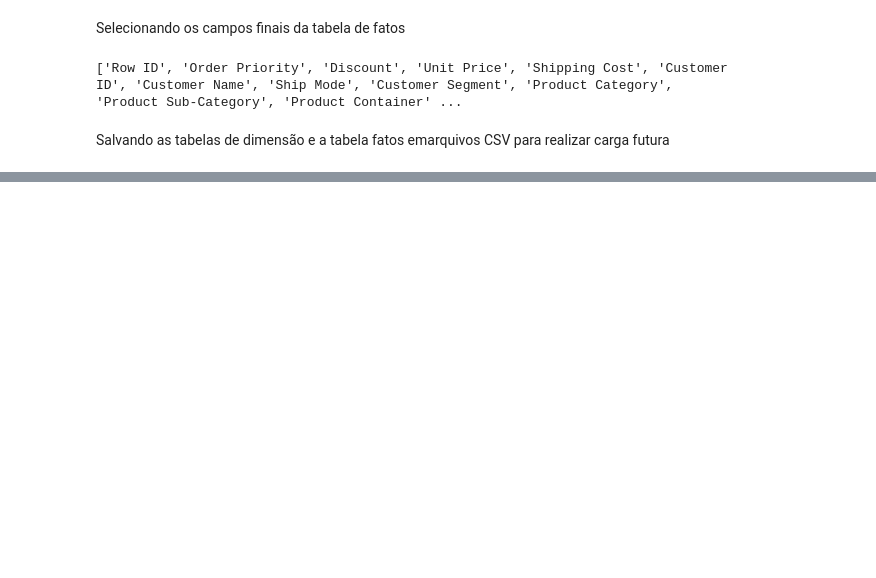
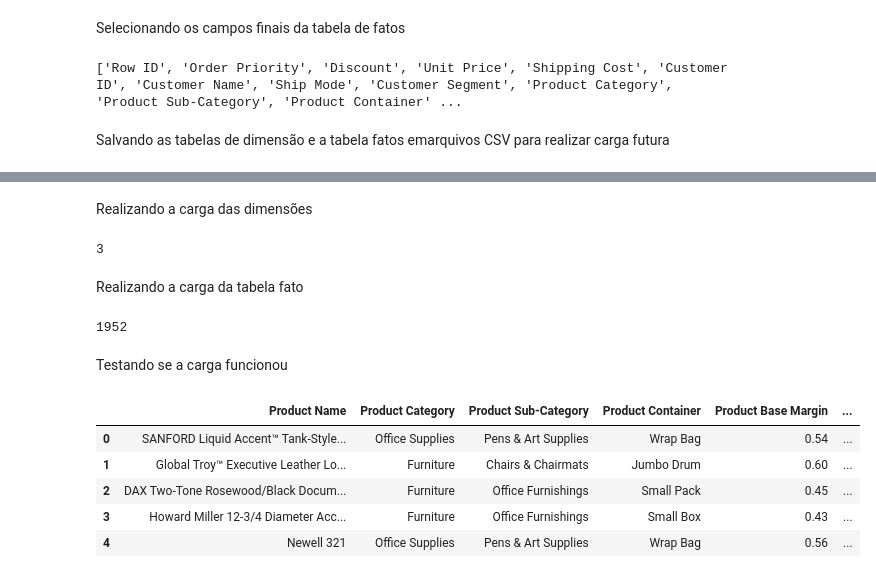
Before and after one commit to LucianoBruno1/SuperStore_Sales_BusinessInteligence, a Jupyter notebook: Projeto_TEBD.ipynb, the cells around one changed output, grey strips where cells are left out. Saved outputs shown, nothing was run; the diff lists cells and outputs as text; code cells hidden in the pictures; blank space fills up the shorter version.

Commit message:
Realizando carga no data warehouse

```diff
--- a/Projeto_TEBD.ipynb
+++ b/Projeto_TEBD.ipynb
@@ -102,0 +111,30 @@ fato_vendas.to_csv('/content/fato_vendas.csv', index=False)
+# %%
+db_path = '/content/superstore_dw.db'
+conn = sqlite3.connect(db_path)
+# %% [markdown]
+Realizando a carga das dimensões
+# %%
+dim_produto.to_sql('dim_produto', conn, index=False, if_exists='replace')
+dim_cliente.to_sql('dim_cliente', conn, index=False, if_exists='replace')
+dim_tempo.to_sql('dim_tempo', conn, index=False, if_exists='replace')
+dim_localizacao.to_sql('dim_localizacao', conn, index=False, if_exists='replace')
+dim_envio.to_sql('dim_envio', conn, index=False, if_exists='replace')
+# %% [output]
+3
+# %% [markdown]
+Realizando a carga da tabela fato
+# %%
+fato_vendas.to_sql('fato_vendas', conn, index=False, if_exists='replace')
+# %% [output]
+1952
+# %% [markdown]
+Testando se a carga funcionou
+# %%
+pd.read_sql('SELECT * FROM dim_produto LIMIT 5', conn)
+# %% [output]
+|  | Product Name | Product Category | Product Sub-Category | Product Container | Product Base Margin | ... |
+| 0 | SANFORD Liquid Accent™ Tank-Style... | Office Supplies | Pens & Art Supplies | Wrap Bag | 0.54 | ... |
+| 1 | Global Troy™ Executive Leather Lo... | Furniture | Chairs & Chairmats | Jumbo Drum | 0.60 | ... |
+| 2 | DAX Two-Tone Rosewood/Black Docum... | Furniture | Office Furnishings | Small Pack | 0.45 | ... |
+| 3 | Howard Miller 12-3/4 Diameter Acc... | Furniture | Office Furnishings | Small Box | 0.43 | ... |
+| 4 | Newell 321 | Office Supplies | Pens & Art Supplies | Wrap Bag | 0.56 | ... |
```
Also changed, not shown: parts of 7 cells of this notebook.
